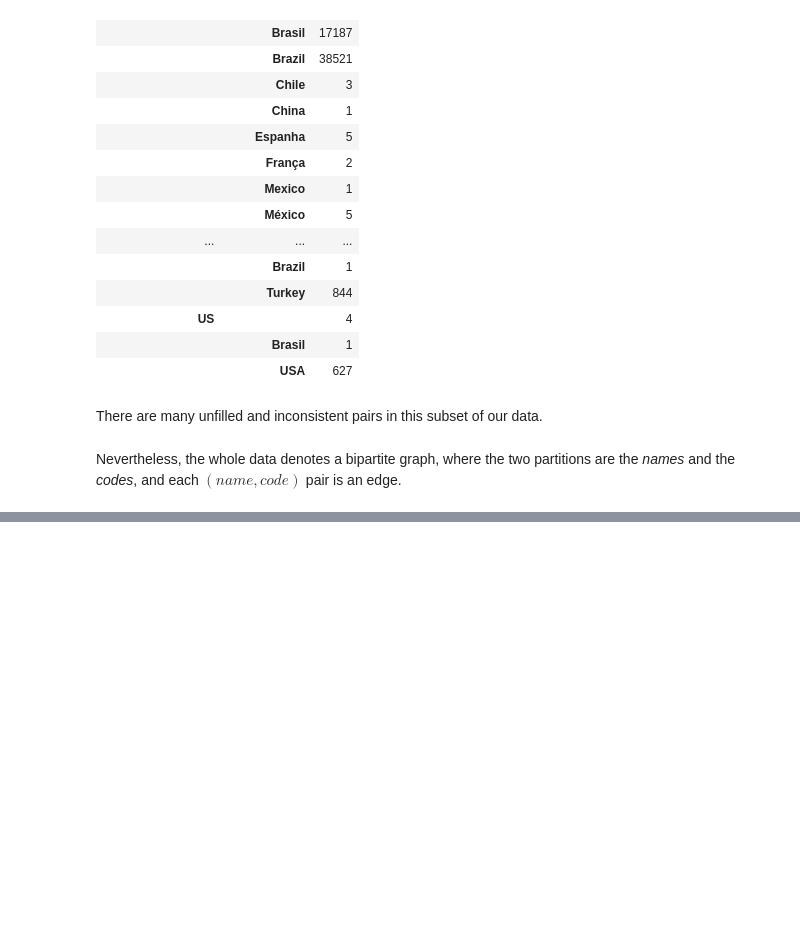
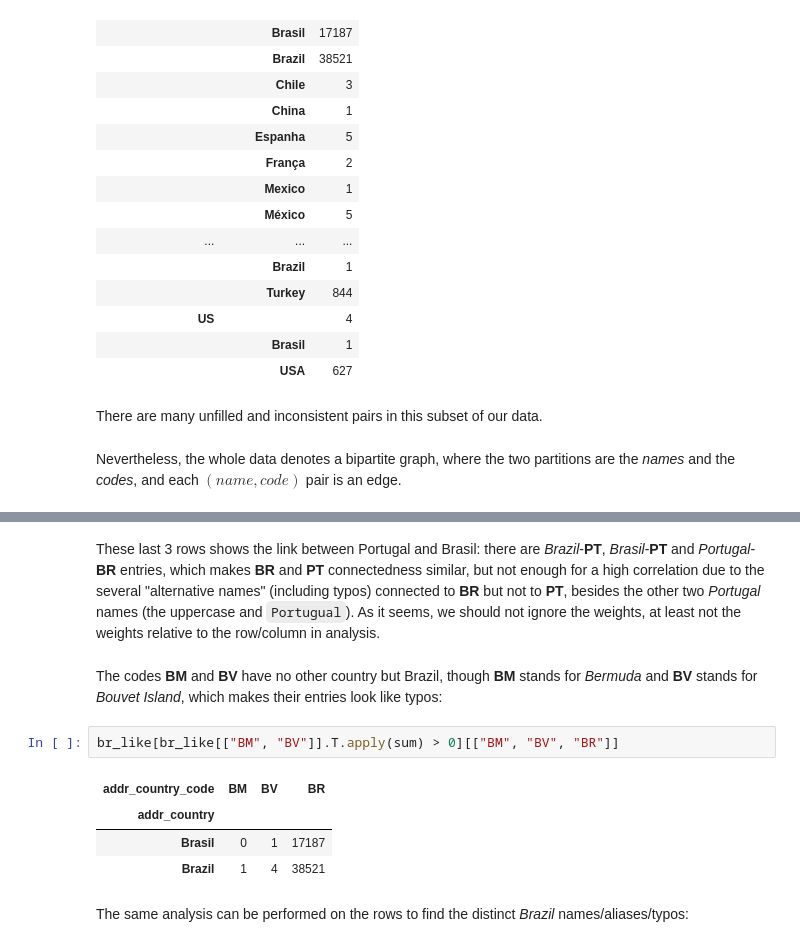
Before and after one commit to scieloorg/normalizations-experiments, a Jupyter notebook: experiments_2018-06_country.ipynb, the cells around one changed output, grey strips where cells are left out. Cells and saved outputs as stored; diff of their text form; blank space fills up the shorter version.

```diff
--- a/experiments_2018-06_country.ipynb
+++ b/experiments_2018-06_country.ipynb
@@ -327,0 +431,25 @@ and each $(name, code)$ pair is an edge.
+# %% [markdown]
+These last 3 rows shows the link between Portugal and Brasil:
+there are *Brazil*-**PT**, *Brasil*-**PT** and *Portugal*-**BR** entries,
+which makes **BR** and **PT** connectedness similar,
+but not enough for a high correlation
+due to the several "alternative names" (including typos)
+connected to **BR** but not to **PT**,
+besides the other two *Portugal* names (the uppercase and `Portugual`).
+As it seems, we should not ignore the weights,
+at least not the weights relative to the row/column in analysis.
+# %% [markdown]
+The codes **BM** and **BV** have no other country but Brazil,
+though **BM** stands for *Bermuda*
+and **BV** stands for *Bouvet Island*,
+which makes their entries look like typos:
+# %%
+br_like[br_like[["BM", "BV"]].T.apply(sum) > 0][["BM", "BV", "BR"]]
+# %% [output]
+| addr_country_code | BM | BV | BR |
+| addr_country |  |  |  |
+| Brasil | 0 | 1 | 17187 |
+| Brazil | 1 | 4 | 38521 |
+# %% [markdown]
+The same analysis can be performed on the rows
+to find the distinct *Brazil* names/aliases/typos:
```
Also changed, not shown: parts of 25 cells of this notebook.
